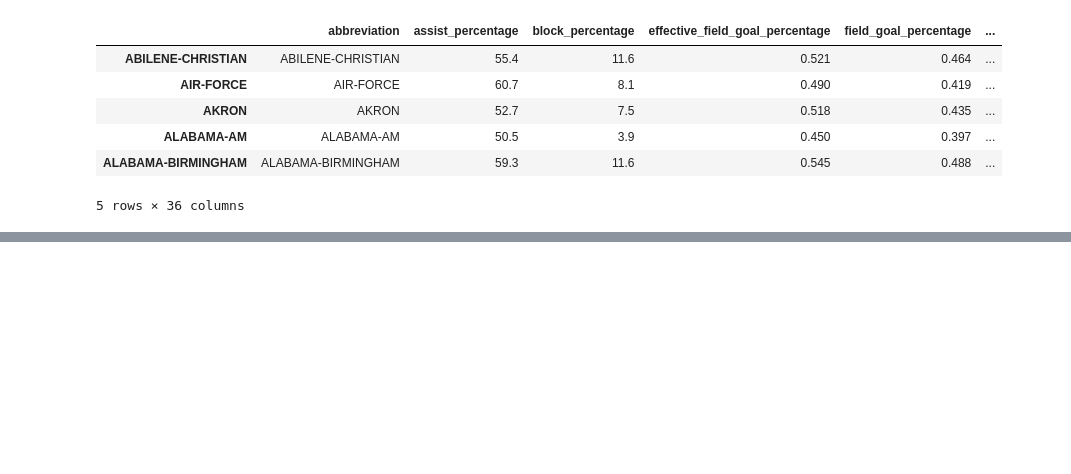
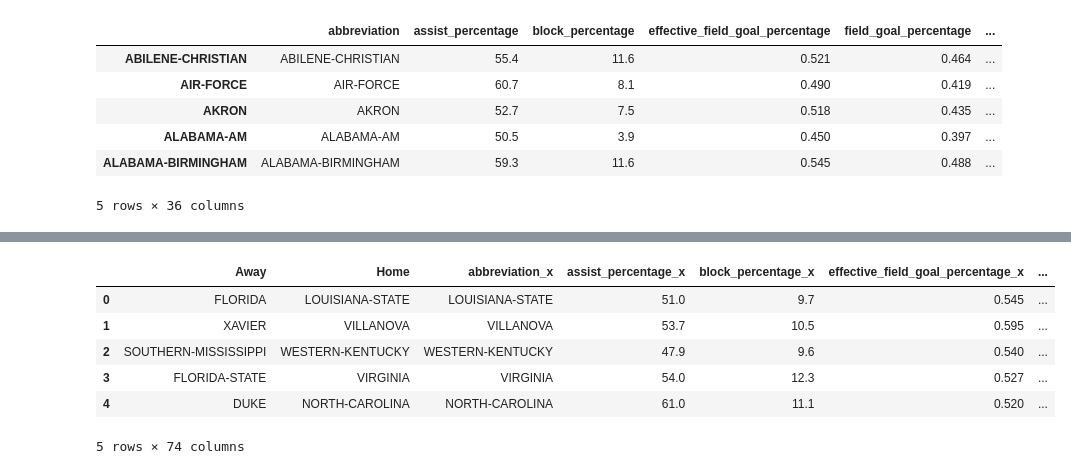
Before and after one commit to jseigh89/NCAAB, a Jupyter notebook: Predict March Madness.ipynb, the cells around one changed output, grey strips where cells are left out. Saved outputs shown, nothing was run; the diff lists cells and outputs as text; code cells hidden in the pictures; blank space fills up the shorter version.

```diff
--- a/Predict March Madness.ipynb
+++ b/Predict March Madness.ipynb
@@ -496,0 +573,22 @@ games_df_out[['Away','Home','Winner']]
+# %%
+games_list_cur = [['FLORIDA','LOUISIANA-STATE'],['XAVIER','VILLANOVA']
+                  ,['SOUTHERN-MISSISSIPPI','WESTERN-KENTUCKY'],['FLORIDA-STATE','VIRGINIA']
+                  ,['DUKE','NORTH-CAROLINA']]
+game_df_cur_team = pd.DataFrame(games_list_cur)
+game_df_cur_team.columns = ['Away','Home']
+# %%
+game_df_cur = pd.DataFrame(games_list_cur)
+game_df_cur.columns = ['Away','Home']
+game_df_cur = game_df_cur[['Away','Home']]
+game_df_cur = game_df_cur.merge(teams_df_19, left_on = ['Home'], right_on = ['abbreviation'], how = 'left')
+game_df_cur = game_df_cur.merge(teams_df_19, left_on = ['Away'], right_on = ['abbreviation'], how = 'left')
+# %%
+game_df_cur
+# %% [output]
+|  | Away | Home | abbreviation_x | assist_percentage_x | block_percentage_x | effective_field_goal_percentage_x | ... |
+| 0 | FLORIDA | LOUISIANA-STATE | LOUISIANA-STATE | 51.0 | 9.7 | 0.545 | ... |
+| 1 | XAVIER | VILLANOVA | VILLANOVA | 53.7 | 10.5 | 0.595 | ... |
+| 2 | SOUTHERN-MISSISSIPPI | WESTERN-KENTUCKY | WESTERN-KENTUCKY | 47.9 | 9.6 | 0.540 | ... |
+| 3 | FLORIDA-STATE | VIRGINIA | VIRGINIA | 54.0 | 12.3 | 0.527 | ... |
+| 4 | DUKE | NORTH-CAROLINA | NORTH-CAROLINA | 61.0 | 11.1 | 0.520 | ... |
+5 rows × 74 columns
```
Also changed, not shown: parts of 24 cells of this notebook.
